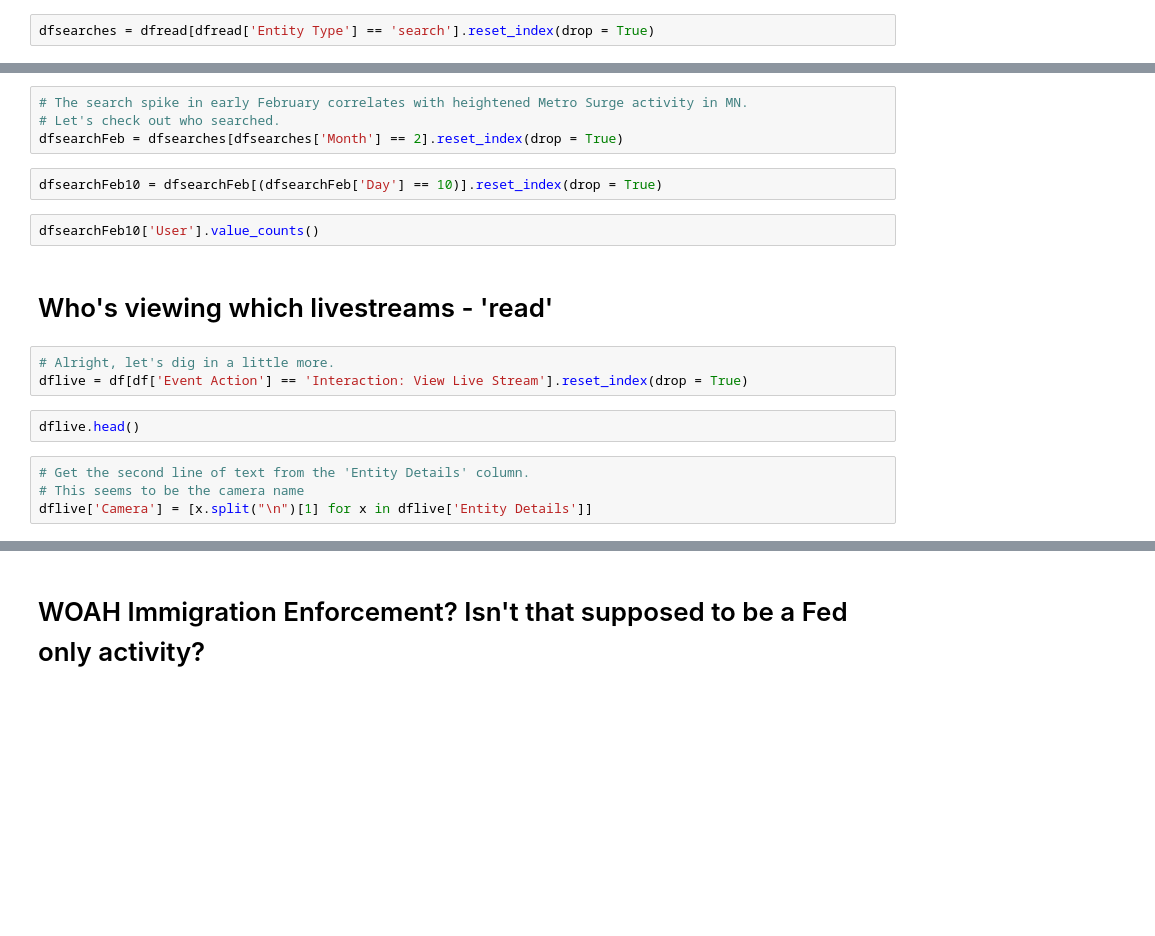
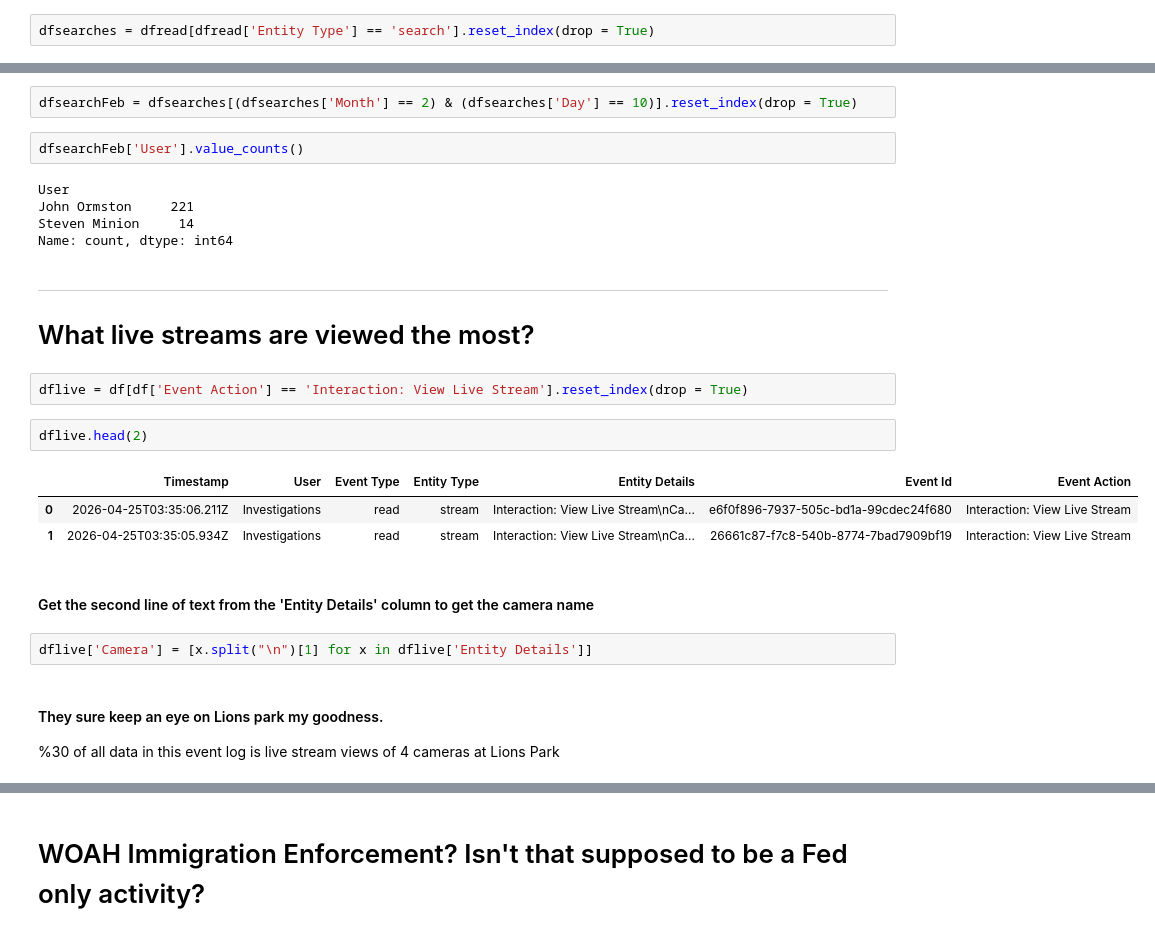
Before and after one commit to condorairlines/GTFO_CR, a Jupyter notebook: analysis.ipynb, the cells around one changed output, grey strips where cells are left out. Drawn from its saved outputs; the diff is of its cells as text; blank space fills up the shorter version.

```diff
--- a/analysis.ipynb
+++ b/analysis.ipynb
@@ -257,20 +325,29 @@ dfSearch2Sort.plot(kind = 'line', x = 'DateString', y = 'Search Count', rot = 45
 # %%
-# The search spike in early February correlates with heightened Metro Surge activity in MN.
-# Let's check out who searched.
-dfsearchFeb = dfsearches[dfsearches['Month'] == 2].reset_index(drop = True)
+dfsearchFeb = dfsearches[(dfsearches['Month'] == 2) & (dfsearches['Day'] == 10)].reset_index(drop = True)
-# %%
-dfsearchFeb10 = dfsearchFeb[(dfsearchFeb['Day'] == 10)].reset_index(drop = True)
 # %%
-dfsearchFeb10['User'].value_counts()
+dfsearchFeb['User'].value_counts()
+# %% [output]
+User
+John Ormston     221
+Steven Minion     14
+Name: count, dtype: int64
 # %% [markdown]
-# Who's viewing which livestreams - 'read'
+---
+# What live streams are viewed the most?
 # %%
-# Alright, let's dig in a little more.
 dflive = df[df['Event Action'] == 'Interaction: View Live Stream'].reset_index(drop = True)
 # %%
-dflive.head()
+dflive.head(2)
+# %% [output]
+|  | Timestamp | User | Event Type | Entity Type | Entity Details | Event Id | Event Action |
+| 0 | 2026-04-25T03:35:06.211Z | Investigations | read | stream | Interaction: View Live Stream\nCa... | e6f0f896-7937-505c-bd1a-99cdec24f680 | Interaction: View Live Stream |
+| 1 | 2026-04-25T03:35:05.934Z | Investigations | read | stream | Interaction: View Live Stream\nCa... | 26661c87-f7c8-540b-8774-7bad7909bf19 | Interaction: View Live Stream |
+# %% [markdown]
+#### Get the second line of text from the 'Entity Details' column to get the camera name
 # %%
-# Get the second line of text from the 'Entity Details' column.
-# This seems to be the camera name
 dflive['Camera'] = [x.split("\n")[1] for x in dflive['Entity Details']]
+# %% [markdown]
+#### They sure keep an eye on Lions park my goodness.
+
+%30 of all data in this event log is live stream views of 4 cameras at Lions Park
 # %%
```
Also changed, not shown: parts of 50 cells of this notebook.
